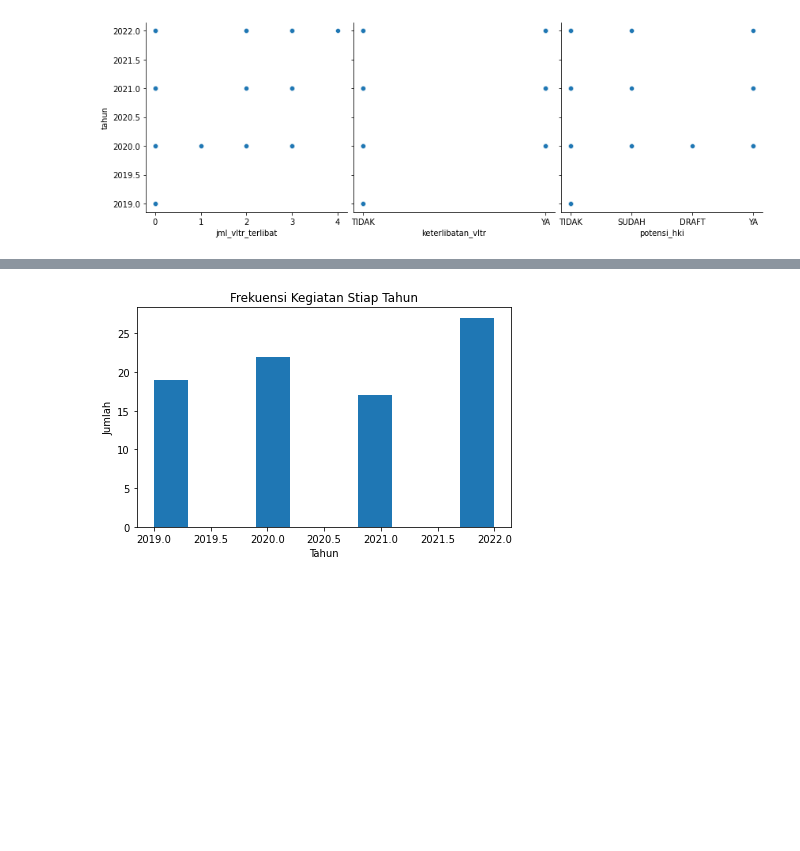
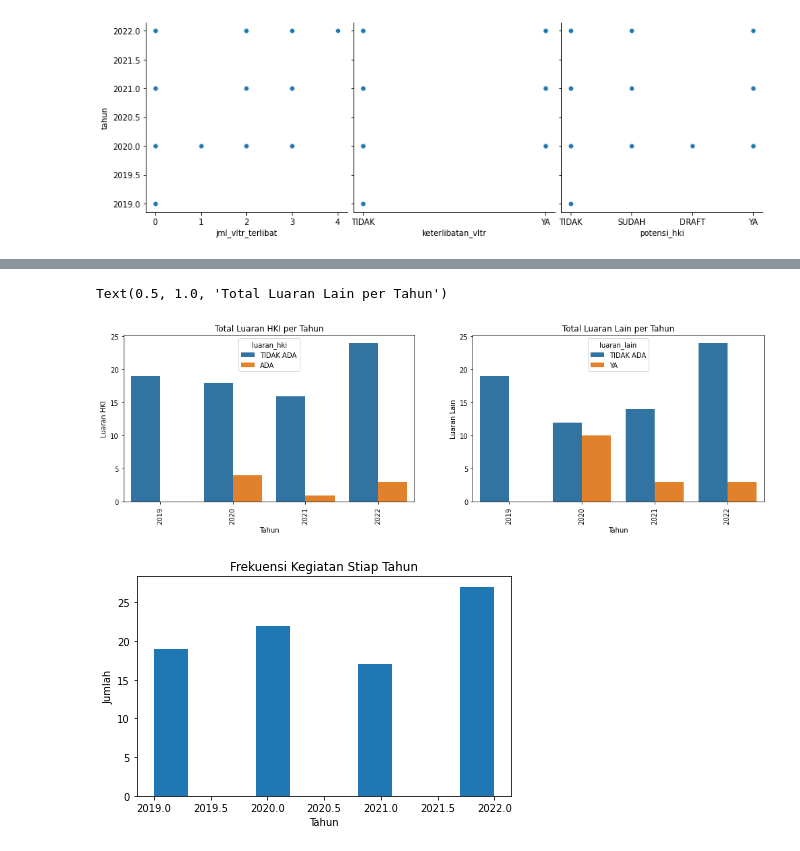
Before and after one commit to ririssilvia/Machine-Learning-D4TI, a Jupyter notebook: kuis2/Kuis2.ipynb, the cells around one changed output, grey strips where cells are left out. Saved outputs shown, nothing was run; the diff lists cells and outputs as text; code cells hidden in the pictures; blank space fills up the shorter version.

```diff
--- a/kuis2/Kuis2.ipynb
+++ b/kuis2/Kuis2.ipynb
@@ -143,3 +156,22 @@ data_vis.show()
+# %%
+plt.figure(figsize=(17,10))
+
+plt.subplot(2,2,1)
+sns.countplot(x='tahun', hue='luaran_hki', data=data)
+plt.ylabel('Luaran HKI')
+plt.xlabel('Tahun')
+plt.xticks(rotation=90)
+plt.title('Total Luaran HKI per Tahun')
+
+plt.subplot(2,2,2)
+sns.countplot(x='tahun', hue='luaran_lain', data=data)
+plt.ylabel('Luaran Lain')
+plt.xlabel('Tahun')
+plt.xticks(rotation=90)
+plt.title('Total Luaran Lain per Tahun')
+# %% [output]
+Text(0.5, 1.0, 'Total Luaran Lain per Tahun')
+[figure, added]
 # %%
 plt.hist(x='tahun', data=data)
 plt.xlabel('Tahun')
```
Also changed, not shown: parts of 66 cells of this notebook.
